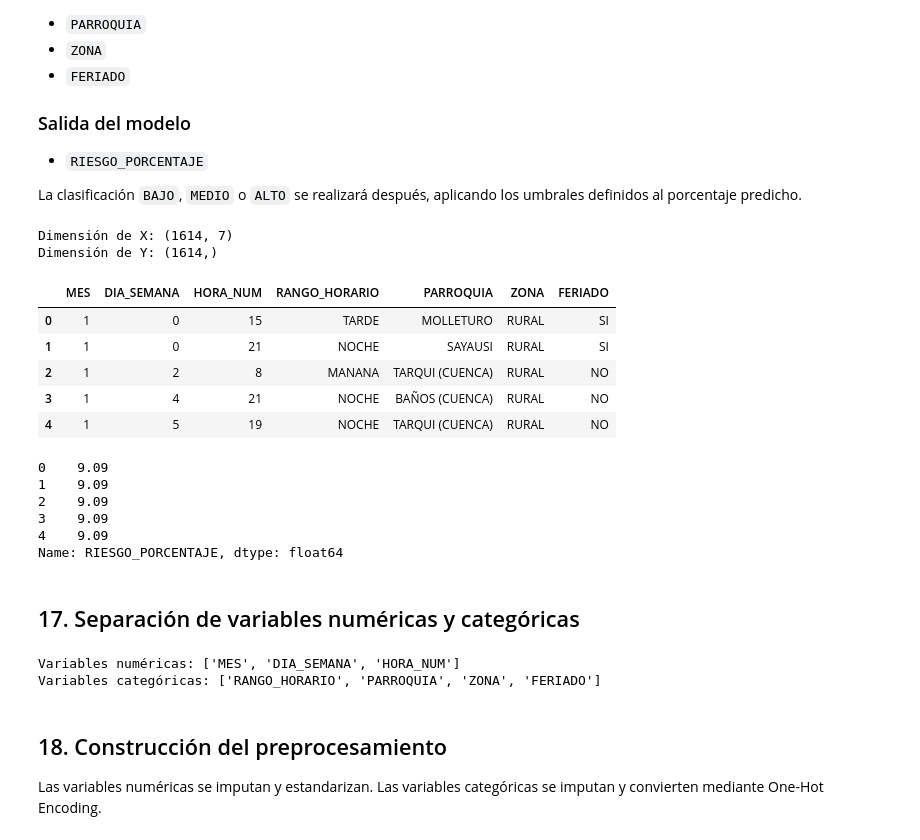
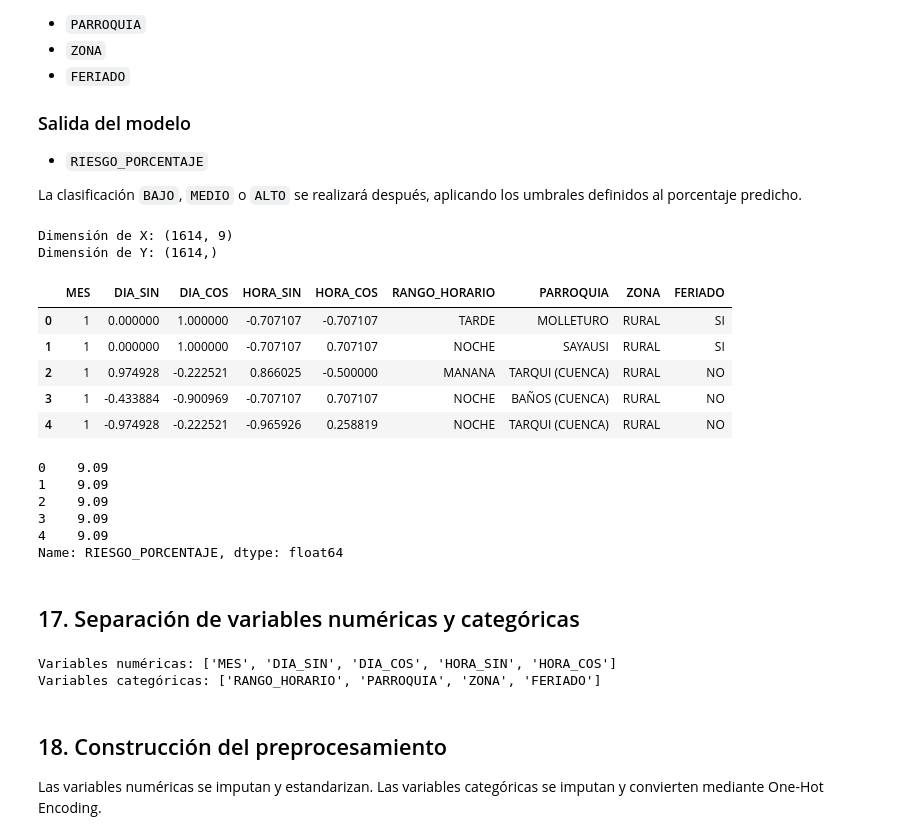
Before and after one commit to Pangust-code/Proyecto-IA-Siniestros-Transito, a Jupyter notebook: Fase_1_Riesgo_Ubicacion_Accidentes_Cuenca.ipynb, the cells around one changed output. Cells and saved outputs as stored; diff of their text form; code cells hidden in the pictures.

```diff
--- a/Fase_1_Riesgo_Ubicacion_Accidentes_Cuenca.ipynb
+++ b/Fase_1_Riesgo_Ubicacion_Accidentes_Cuenca.ipynb
@@ -47,7 +47,7 @@ El archivo Excel debe estar en la misma carpeta que el notebook. Verifica que el
 # %%
 RUTA_DATASET = "Dataset_Accidentes_Cuenca_2025.xlsx"
 
-dataframe = pd.read_excel("C:\\Users\\avila\\Desktop\\PROYECTO IA\\Dataset_Accidentes_Cuenca_2025.xlsx")
+dataframe = pd.read_excel("C:\\Users\\User\\Pictures\\Proyecto-IA\\Proyecto-IA-Siniestros-Transito\\Dataset_Accidentes_Cuenca_2025_Corregido.xlsx")
 
 print("Dimensión original:", dataframe.shape)
 dataframe.head()
@@ -61,0 +93,17 @@ Dimensión original: (1614, 14)
+# %%
+# 5. Corrección estricta SOLO para la parroquia urbana "CUENCA"
+# El área urbana de Cuenca no sale de estos límites aproximados:
+lat_min_urbana, lat_max_urbana = -2.98, -2.80
+lon_min_urbana, lon_max_urbana = -79.08, -78.90
+
+# Encontrar puntos que dicen ser "CUENCA" pero están fuera de la ciudad
+anomalias_urbanas = dataframe[(dataframe['PARROQUIA'] == 'CUENCA') &
+                              (~((dataframe['LATITUD_Y'] >= lat_min_urbana) & (dataframe['LATITUD_Y'] <= lat_max_urbana) &
+                                 (dataframe['LONGITUD_X'] >= lon_min_urbana) & (dataframe['LONGITUD_X'] <= lon_max_urbana)))]
+
+# Mover esos puntos al centro urbano
+for index, row in anomalias_urbanas.iterrows():
+    dataframe.loc[index, 'LATITUD_Y'] = medianas_parroquia.loc['CUENCA', 'LATITUD_Y']
+    dataframe.loc[index, 'LONGITUD_X'] = medianas_parroquia.loc['CUENCA', 'LONGITUD_X']
+
+print(f"¡Se corrigieron {len(anomalias_urbanas)} anomalías urbanas adicionales!")
@@ -251,6 +299,16 @@ dataframe[["HORA", "HORA_DECIMAL", "HORA_NUM", "RANGO_HORARIO"]].head()
 | 2 | 08:15:00.086000 | 8.250000 | 8 | MANANA |
 | 3 | 21:39:59.933000 | 21.666389 | 21 | NOCHE |
 | 4 | 19:59:59.971000 | 19.999722 | 19 | NOCHE |
+# %%
+import numpy as np
+
+# Transformación cíclica para la HORA (24 horas)
+dataframe['HORA_SIN'] = np.sin(2 * np.pi * dataframe['HORA_NUM'].astype(float) / 24.0)
+dataframe['HORA_COS'] = np.cos(2 * np.pi * dataframe['HORA_NUM'].astype(float) / 24.0)
+
+# Transformación cíclica para el DÍA DE LA SEMANA (7 días)
+dataframe['DIA_SIN'] = np.sin(2 * np.pi * dataframe['DIA_SEMANA'] / 7.0)
+dataframe['DIA_COS'] = np.cos(2 * np.pi * dataframe['DIA_SEMANA'] / 7.0)
 # %% [markdown]
 ## 8. Normalización de la variable FERIADO
 
@@ -606,31 +664,33 @@ La clasificación `BAJO`, `MEDIO` o `ALTO` se realizará después, aplicando los
 # %%
 columnas_entrada = [
     "MES",
-    "DIA_SEMANA",
-    "HORA_NUM",
+    "DIA_SIN",
+    "DIA_COS",
+    "HORA_SIN",
+    "HORA_COS",
     "RANGO_HORARIO",
     "PARROQUIA",
     "ZONA",
     "FERIADO"
 ]
 
 X = dataset_riesgo[columnas_entrada].copy()
 Y = dataset_riesgo["RIESGO_PORCENTAJE"].astype(float).copy()
 
 print("Dimensión de X:", X.shape)
 print("Dimensión de Y:", Y.shape)
 
 display(X.head())
 display(Y.head())
 # %% [output]
-Dimensión de X: (1614, 7)
+Dimensión de X: (1614, 9)
 Dimensión de Y: (1614,)
-|  | MES | DIA_SEMANA | HORA_NUM | RANGO_HORARIO | PARROQUIA | ZONA | FERIADO |
-| 0 | 1 | 0 | 15 | TARDE | MOLLETURO | RURAL | SI |
-| 1 | 1 | 0 | 21 | NOCHE | SAYAUSI | RURAL | SI |
-| 2 | 1 | 2 | 8 | MANANA | TARQUI (CUENCA) | RURAL | NO |
-| 3 | 1 | 4 | 21 | NOCHE | BAÑOS (CUENCA) | RURAL | NO |
-| 4 | 1 | 5 | 19 | NOCHE | TARQUI (CUENCA) | RURAL | NO |
+|  | MES | DIA_SIN | DIA_COS | HORA_SIN | HORA_COS | RANGO_HORARIO | PARROQUIA | ZONA | FERIADO |
+| 0 | 1 | 0.000000 | 1.000000 | -0.707107 | -0.707107 | TARDE | MOLLETURO | RURAL | SI |
+| 1 | 1 | 0.000000 | 1.000000 | -0.707107 | 0.707107 | NOCHE | SAYAUSI | RURAL | SI |
+| 2 | 1 | 0.974928 | -0.222521 | 0.866025 | -0.500000 | MANANA | TARQUI (CUENCA) | RURAL | NO |
+| 3 | 1 | -0.433884 | -0.900969 | -0.707107 | 0.707107 | NOCHE | BAÑOS (CUENCA) | RURAL | NO |
+| 4 | 1 | -0.974928 | -0.222521 | -0.965926 | 0.258819 | NOCHE | TARQUI (CUENCA) | RURAL | NO |
 0    9.09
 1    9.09
 2    9.09
@@ -642,8 +702,10 @@ Name: RIESGO_PORCENTAJE, dtype: float64
 # %%
 variables_numericas = [
     "MES",
-    "DIA_SEMANA",
-    "HORA_NUM"
+    "DIA_SIN",
+    "DIA_COS",
+    "HORA_SIN",
+    "HORA_COS"
 ]
 
 variables_categoricas = [
@@ -656,7 +718,7 @@ variables_categoricas = [
 print("Variables numéricas:", variables_numericas)
 print("Variables categóricas:", variables_categoricas)
 # %% [output]
-Variables numéricas: ['MES', 'DIA_SEMANA', 'HORA_NUM']
+Variables numéricas: ['MES', 'DIA_SIN', 'DIA_COS', 'HORA_SIN', 'HORA_COS']
 Variables categóricas: ['RANGO_HORARIO', 'PARROQUIA', 'ZONA', 'FERIADO']
 # %% [markdown]
 ## 18. Construcción del preprocesamiento
```
Also changed, not shown: parts of 11 cells of this notebook, 15 other files.
